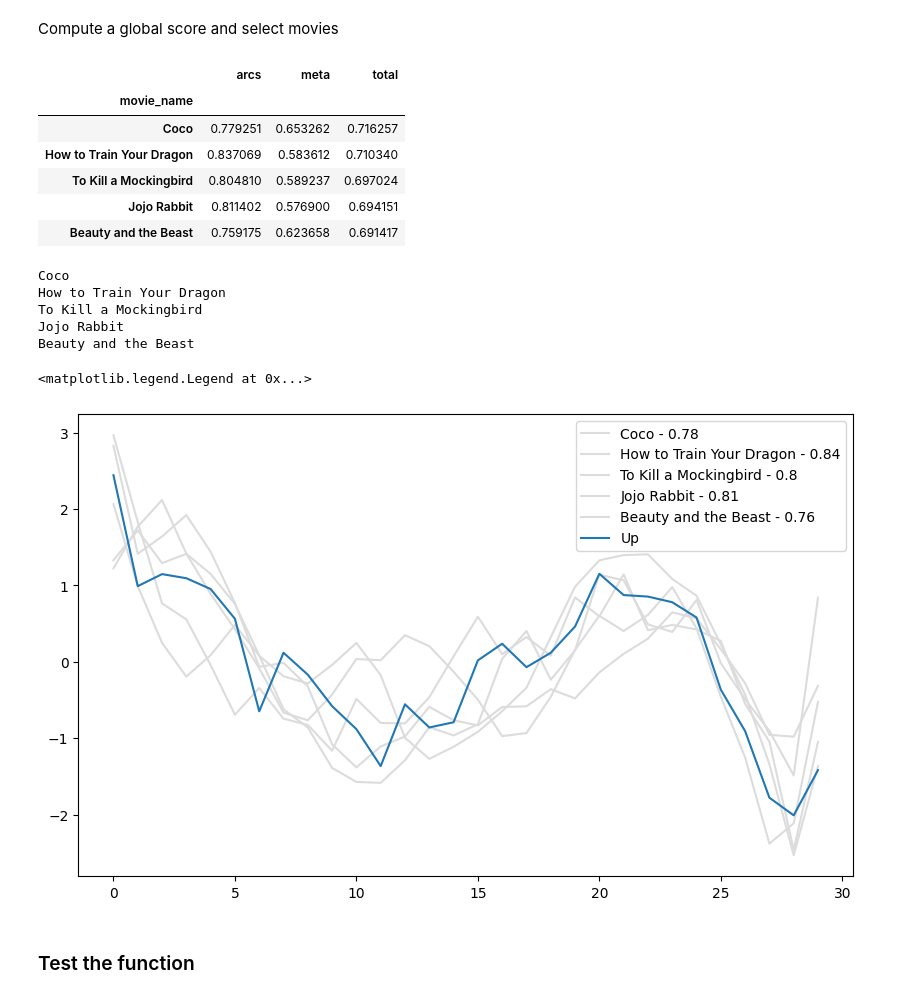
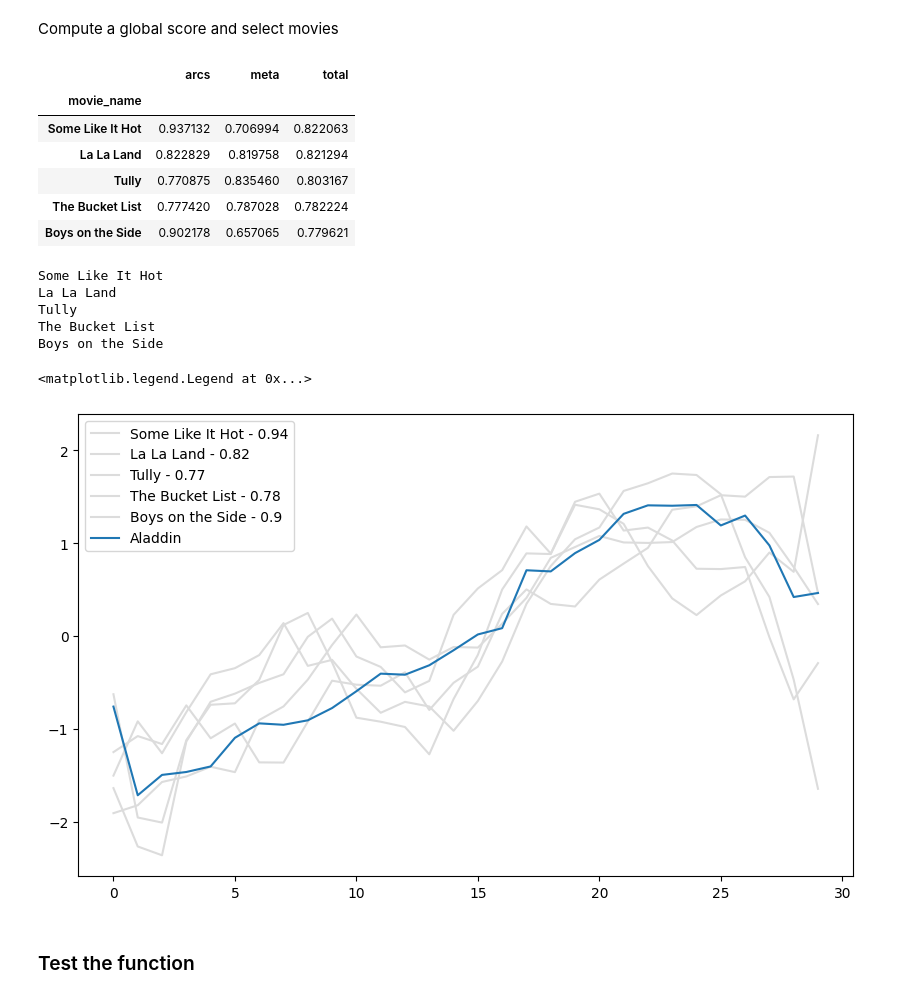
Before and after one commit to sebhochart/movie-sentiment-analysis, a Jupyter notebook: notebooks/recommendation.ipynb, the cells around one changed output. Cells and saved outputs as stored; diff of their text form; code cells hidden in the pictures.

```diff
--- a/notebooks/recommendation.ipynb
+++ b/notebooks/recommendation.ipynb
@@ -142,8 +143,8 @@ df_reco_2.head()
 # %% [markdown]
 Compute similarities for a movie
 # %%
-movie_ex1 = np.array(df_reco_1.loc['Up']).reshape(1, -1)
-movie_ex2 = np.array(df_reco_2.loc['Up']).reshape(1, -1)
+movie_ex1 = np.array(df_reco_1.loc['Aladdin']).reshape(1, -1)
+movie_ex2 = np.array(df_reco_2.loc['Aladdin']).reshape(1, -1)
 
 similarity_score1 = cosine_similarity(df_reco_1, movie_ex1)
 similarity_score2 = cosine_similarity(df_reco_2, movie_ex2)
@@ -166,35 +167,35 @@ scores_df['total'] = (scores_df['arcs'] + scores_df['meta']) / 2.0
 
 scores_df.sort_values(by=['total'], ascending=False, inplace=True)
 
-scores_df.drop(['Up'], inplace=True)
+scores_df.drop(['Aladdin'], inplace=True)
 
 scores_df.head(5)
 # %% [output]
 |  | arcs | meta | total |
 | movie_name |  |  |  |
-| Coco | 0.779251 | 0.653262 | 0.716257 |
-| How to Train Your Dragon | 0.837069 | 0.583612 | 0.710340 |
-| To Kill a Mockingbird | 0.804810 | 0.589237 | 0.697024 |
-| Jojo Rabbit | 0.811402 | 0.576900 | 0.694151 |
-| Beauty and the Beast | 0.759175 | 0.623658 | 0.691417 |
+| Some Like It Hot | 0.937132 | 0.706994 | 0.822063 |
+| La La Land | 0.822829 | 0.819758 | 0.821294 |
+| Tully | 0.770875 | 0.835460 | 0.803167 |
+| The Bucket List | 0.777420 | 0.787028 | 0.782224 |
+| Boys on the Side | 0.902178 | 0.657065 | 0.779621 |
 # %%
 plt.figure(figsize=(10,6))
 for row in scores_df.iloc[0:5].iterrows():
     id = row[0]
     print(id)
     score = round(row[1][0],2)
     plt.plot(df_reco_1.loc[id], color='gainsboro', label=f"{id} - {score}")
 
-plt.plot(df_reco_1.loc['Up'], label='Up')
+plt.plot(df_reco_1.loc['Aladdin'], label='Aladdin')
 plt.legend()
 # %% [output]
-Coco
-How to Train Your Dragon
-To Kill a Mockingbird
-Jojo Rabbit
-Beauty and the Beast
+Some Like It Hot
+La La Land
+Tully
+The Bucket List
+Boys on the Side
 <matplotlib.legend.Legend at 0x...>
-[figure, old version]
+[figure, new version]
 # %% [markdown]
 ### Test the function
 # %%
```
Also changed, not shown: parts of 3 cells of this notebook, 2 other files.
